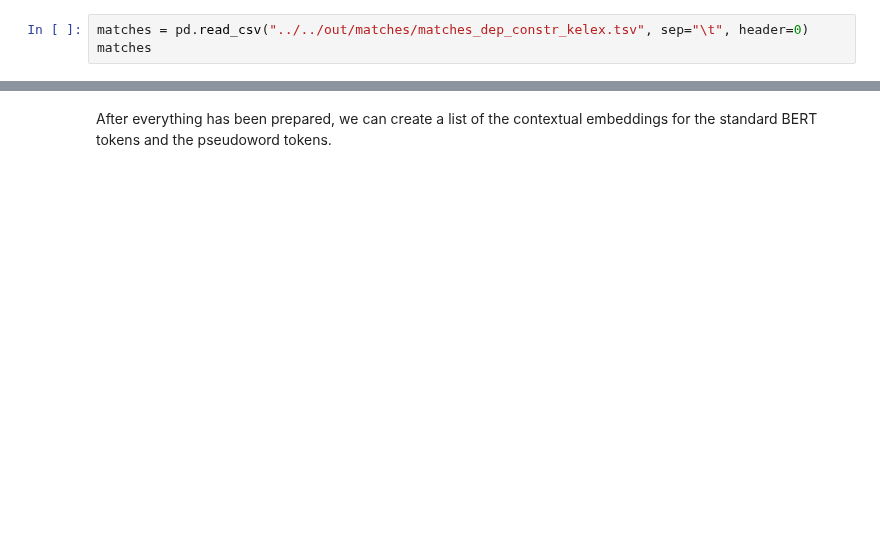
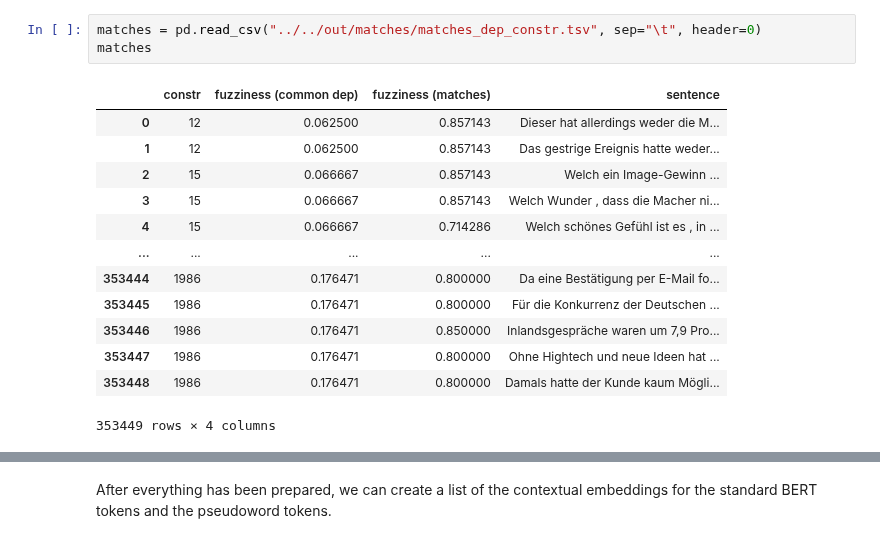
Before and after one commit to TiMauzi/llm-x-cxg, a Jupyter notebook: src/notebooks/compare_embeddings.ipynb, the cells around one changed output, grey strips where cells are left out. Saved outputs shown, nothing was run; the diff lists cells and outputs as text; blank space fills up the shorter version.

```diff
--- a/src/notebooks/compare_embeddings.ipynb
+++ b/src/notebooks/compare_embeddings.ipynb
@@ -14,6 +12,20 @@ KeyboardInterrupt:
 # %%
-matches = pd.read_csv("../../out/matches/matches_dep_constr_kelex.tsv", sep="\t", header=0)
+matches = pd.read_csv("../../out/matches/matches_dep_constr.tsv", sep="\t", header=0)
 matches
+# %% [output]
+|  | constr | fuzziness (common dep) | fuzziness (matches) | sentence |
+| 0 | 12 | 0.062500 | 0.857143 | Dieser hat allerdings weder die M... |
+| 1 | 12 | 0.062500 | 0.857143 | Das gestrige Ereignis hatte weder... |
+| 2 | 15 | 0.066667 | 0.857143 | Welch ein Image-Gewinn ... |
+| 3 | 15 | 0.066667 | 0.857143 | Welch Wunder , dass die Macher ni... |
+| 4 | 15 | 0.066667 | 0.714286 | Welch schönes Gefühl ist es , in ... |
+| ... | ... | ... | ... | ... |
+| 353444 | 1986 | 0.176471 | 0.800000 | Da eine Bestätigung per E-Mail fo... |
+| 353445 | 1986 | 0.176471 | 0.800000 | Für die Konkurrenz der Deutschen ... |
+| 353446 | 1986 | 0.176471 | 0.850000 | Inlandsgespräche waren um 7,9 Pro... |
+| 353447 | 1986 | 0.176471 | 0.800000 | Ohne Hightech und neue Ideen hat ... |
+| 353448 | 1986 | 0.176471 | 0.800000 | Damals hatte der Kunde kaum Mögli... |
+353449 rows × 4 columns
 # %%
 with open("../../data/pseudowords/annotations.csv", "r") as csv_file:
     data = [row for row in csv.DictReader(csv_file)]
```
Also changed, not shown: parts of 8 cells of this notebook, 1 other file.
